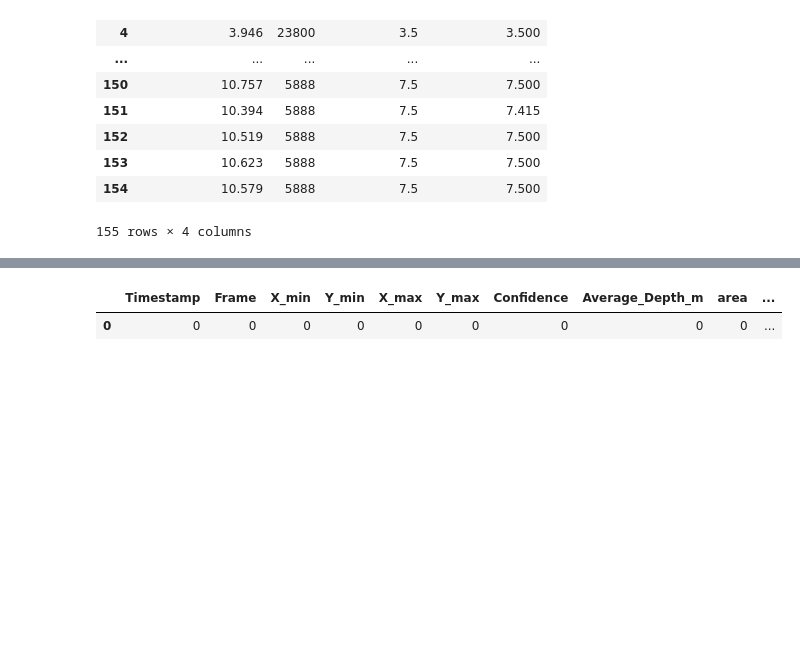
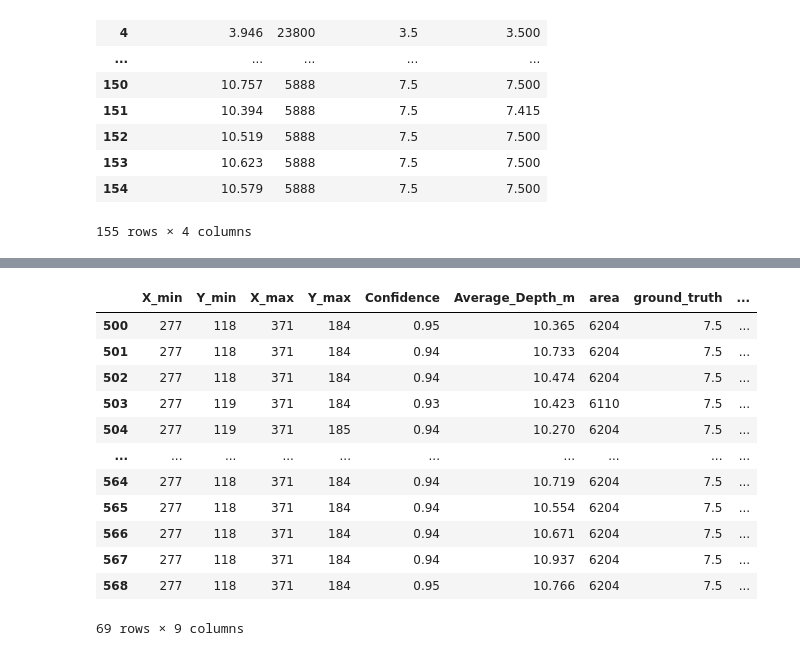
Before and after one commit to Lworakan/FIBOXVISION2025, a Jupyter notebook: src/pycaret_regression.ipynb, the cells around one changed output, grey strips where cells are left out. Saved outputs shown, nothing was run; the diff lists cells and outputs as text; code cells hidden in the pictures; blank space fills up the shorter version.

Commit message:
Update head file

```diff
--- a/src/pycaret_regression.ipynb
+++ b/src/pycaret_regression.ipynb
@@ -1,6 +1,6 @@
 # %%
 import pandas as pd
 
-df = pd.read_csv('../data904/merged_detections.csv')
+df = pd.read_csv('../data904/merged_detections_testset.csv')
 df
 # %% [output]
@@ -21,6 +39,6 @@ df
 # new dataframe get only depth and accealdatax and ground_truth
 
 # Timestamp	Frame	X_min	Y_min	X_max	Y_max	Confidence	Average_Depth_m	area	ground_truth
-data = df[['Average_Depth_m', 'area', 'ground_truth']]
+data = df[['X_min', 'Y_min', 'X_max', 'Y_max', 'Confidence', 'Distance_RealSense', 'area', 'ground_truth']]
 data
 # %% [output]
@@ -40,3 +58,6 @@ data
+# %%
+# data[Average_Depth_m] = data['Distance_RealSense']
+data = data.rename(columns={'Distance_RealSense': 'Average_Depth_m'})
 # %%
 from pycaret.regression import *
 # s = setup(df, target = 'ground_truth', session_id = 123, use_gpu=True, polynomial_features=True,polynomial_degree=2)
@@ -351,17 +240,17 @@ Pipeline(memory=FastMemory(location=/tmp/joblib),
                 ('actual_estimator',
                  GradientBoostingRegressor(random_state=123))])
 # %%
-Example_data = pd.DataFrame({
-    'Timestamp': [0],
-    'Frame': [0],
-    'X_min': [0],
-    'Y_min': [0],
-    'X_max': [0],
-    'Y_max': [0],
-    'Confidence': [0],
-    'Average_Depth_m': [0],
-    'area': [0]
-})
-predict_new = predict_model(best, data=Example_data)
-predict_new.head()
+# Example_data = pd.DataFrame({
+#     'Timestamp': [0],
+#     'Frame': [0],
+#     'X_min': [0],
+#     'Y_min': [0],
+#     'X_max': [0],
+#     'Y_max': [0],
+#     'Confidence': [0],
+#     'Average_Depth_m': [0],
+#     'area': [0]
+# })
+predict_new = predict_model(loaded_bestmodel, data=data)
+predict_new[500:1000]
 # %% [output]
@@ -369,2 +257,13 @@ predict_new.head()
-|  | Timestamp | Frame | X_min | Y_min | X_max | Y_max | Confidence | Average_Depth_m | area | ... |
-| 0 | 0 | 0 | 0 | 0 | 0 | 0 | 0 | 0 | 0 | ... |
+|  | X_min | Y_min | X_max | Y_max | Confidence | Average_Depth_m | area | ground_truth | ... |
+| 500 | 277 | 118 | 371 | 184 | 0.95 | 10.365 | 6204 | 7.5 | ... |
+| 501 | 277 | 118 | 371 | 184 | 0.94 | 10.733 | 6204 | 7.5 | ... |
+| 502 | 277 | 118 | 371 | 184 | 0.94 | 10.474 | 6204 | 7.5 | ... |
+| 503 | 277 | 119 | 371 | 184 | 0.93 | 10.423 | 6110 | 7.5 | ... |
+| 504 | 277 | 119 | 371 | 185 | 0.94 | 10.270 | 6204 | 7.5 | ... |
+| ... | ... | ... | ... | ... | ... | ... | ... | ... | ... |
+| 564 | 277 | 118 | 371 | 184 | 0.94 | 10.719 | 6204 | 7.5 | ... |
+| 565 | 277 | 118 | 371 | 184 | 0.94 | 10.554 | 6204 | 7.5 | ... |
+| 566 | 277 | 118 | 371 | 184 | 0.94 | 10.671 | 6204 | 7.5 | ... |
+| 567 | 277 | 118 | 371 | 184 | 0.94 | 10.937 | 6204 | 7.5 | ... |
+| 568 | 277 | 118 | 371 | 184 | 0.95 | 10.766 | 6204 | 7.5 | ... |
+69 rows × 9 columns
```
Also changed, not shown: parts of 9 cells of this notebook, 14 other files.
